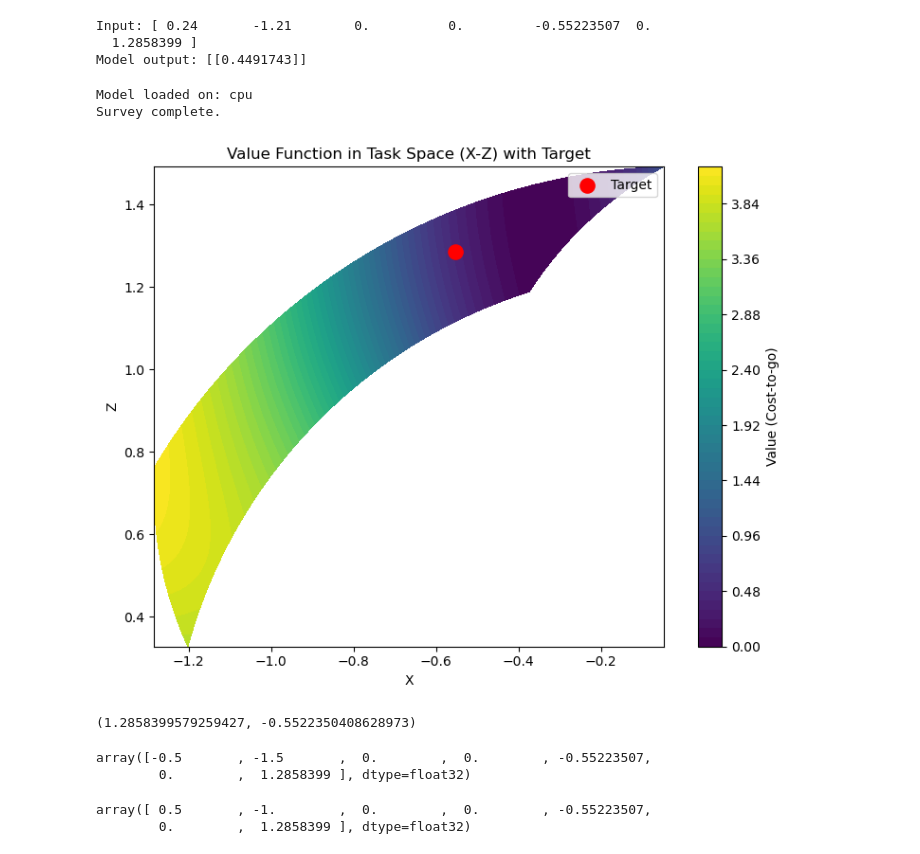
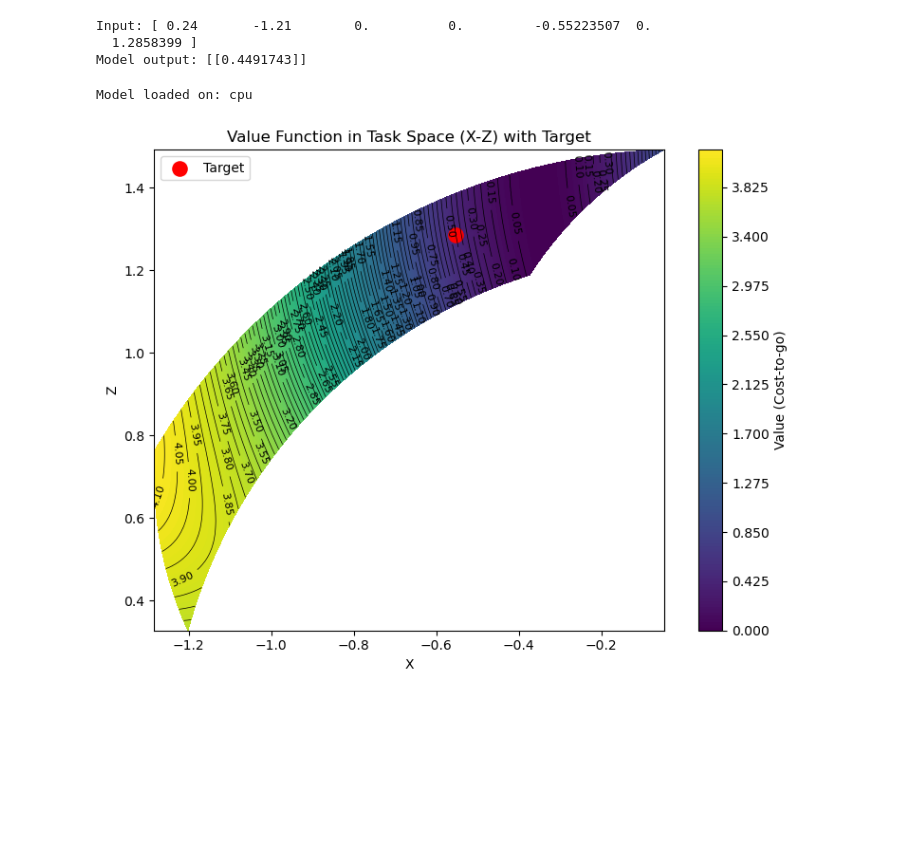
Before and after one commit to Nicosoh/mpc_MuJoCo, a Jupyter notebook: jupyter_notebooks/TwoDofArm_post_processing.ipynb, the cells around one changed output. Saved outputs shown, nothing was run; the diff lists cells and outputs as text; code cells hidden in the pictures; blank space fills up the shorter version.

```diff
--- a/jupyter_notebooks/TwoDofArm_post_processing.ipynb
+++ b/jupyter_notebooks/TwoDofArm_post_processing.ipynb
@@ -348,6 +348,7 @@ from neural_network.models import TwoDofArmModel
 # 1. Load Model
 # ============================================================
 weights_path = "value_iteration/output/2026-02-22_15-19-00_TwoDofArm_VI/loop_60/training/model_epoch_16.pt"
+# weights_path = "value_iteration/output/2026-02-25_21-18-22_TwoDofArm_VI/loop_38/training/model_epoch_15.pt"
 device = torch.device("cuda" if torch.cuda.is_available() else "cpu")
 
 model = TwoDofArmModel(None)
@@ -409,50 +410,65 @@ inputs[:, :, 4] = x_target     # fixed target x_ref
 inputs[:, :, 5] = 0.0          # y_ref (can remain 0)
 inputs[:, :, 6] = z_target     # fixed target z_ref
 
 # Flatten for batch evaluation
 inputs_flat = inputs.reshape(-1, 7)
 inputs_tensor = torch.from_numpy(inputs_flat).to(device)
 
 # ============================================================
 # 8. Evaluate NN
 # ============================================================
 with torch.no_grad():
     values_flat = model(inputs_tensor).cpu().numpy().flatten()
 
 # Reshape back to grid
 cost_grid = values_flat.reshape(grid_size, grid_size)
 
 # ============================================================
 # 9. Plot Value in Task Space (X-Z) with Target
 # ============================================================
+# plt.figure(figsize=(8,6))
+# contour = plt.contourf(x_grid, z_grid, cost_grid, levels=200, cmap='viridis')
+# plt.colorbar(contour, label="Value (Cost-to-go)")
+
+# # Plot target (aligned with FK axes)
+# plt.scatter(x_target, z_target, color='red', s=120, label="Target")
+# plt.xlabel("X")
+# plt.ylabel("Z")
+# plt.title("Value Function in Task Space (X-Z) with Target")
+# plt.gca().set_aspect('equal', adjustable='box')
+# plt.legend()
+# plt.tight_layout()
+# plt.show()
+
 plt.figure(figsize=(8,6))
-contour = plt.contourf(x_grid, z_grid, cost_grid, levels=60, cmap='viridis')
-plt.colorbar(contour, label="Value (Cost-to-go)")
 
-# Plot target (aligned with FK axes)
-plt.scatter(x_target, z_target, color='red', s=120, label="Target")
+# Filled contours
+contourf = plt.contourf(x_grid, z_grid, cost_grid,
+                        levels=200,
+                        cmap='viridis')
+
+# Contour lines (add this)
+contour_lines = plt.contour(x_grid, z_grid, cost_grid,
+                            levels=100,      # fewer levels for readable lines
+                            colors='black',
+                            linewidths=0.5)
+
+plt.colorbar(contourf, label="Value (Cost-to-go)")
+
+# Optional: label contour lines
+plt.clabel(contour_lines, inline=True, fontsize=8)
+
+# Plot target
+plt.scatter(x_target, z_target,
+            color='red', s=120, label="Target")
+
 plt.xlabel("X")
 plt.ylabel("Z")
 plt.title("Value Function in Task Space (X-Z) with Target")
 plt.gca().set_aspect('equal', adjustable='box')
 plt.legend()
 plt.tight_layout()
 plt.show()
 # %% [output]
 Model loaded on: cpu
-Survey complete.
-[figure, old version]
+[figure, new version]
-# %%
-forward_kinematics(0.24, -1.21)
-# %% [output]
-(1.2858399579259427, -0.5522350408628973)
-# %%
-inputs[-1,-1]
-# %% [output]
-array([-0.5       , -1.5       ,  0.        ,  0.        , -0.55223507,
-        0.        ,  1.2858399 ], dtype=float32)
-# %%
-inputs[-1,-1]
-# %% [output]
-array([ 0.5       , -1.        ,  0.        ,  0.        , -0.55223507,
-        0.        ,  1.2858399 ], dtype=float32)
```
Also changed, not shown: parts of 2 cells of this notebook, 1 other file.
